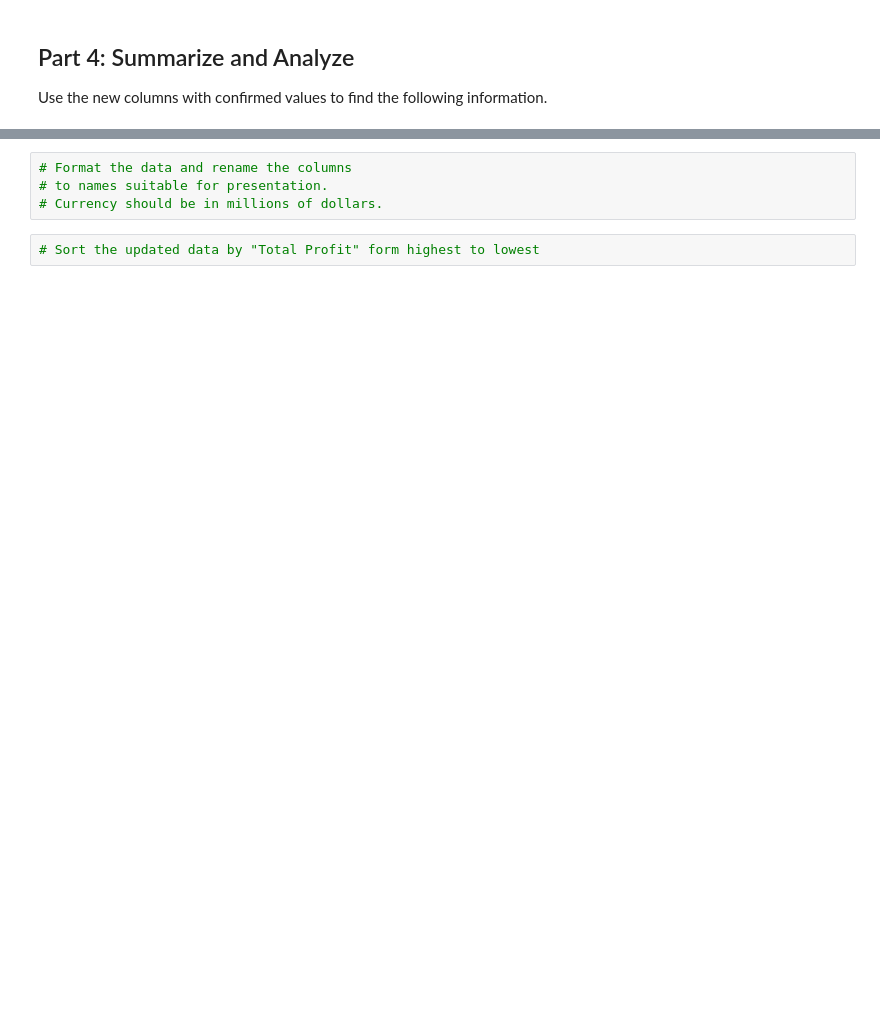
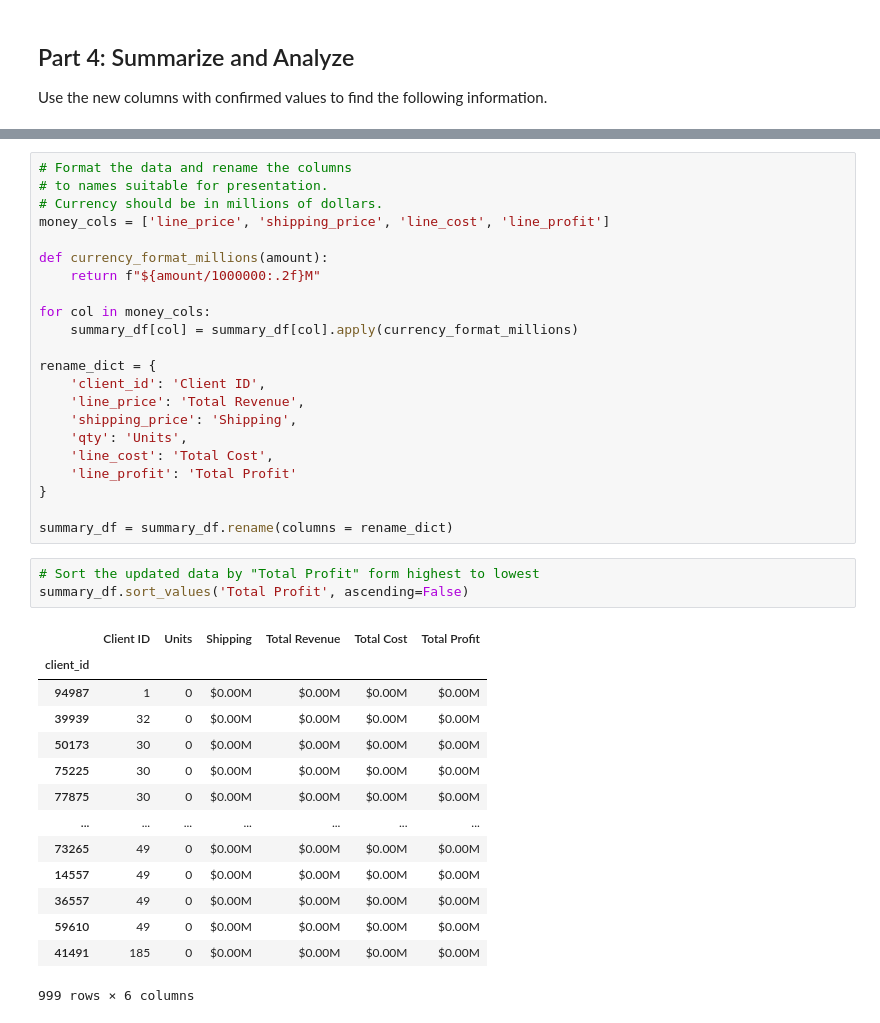
Before and after one commit to daniyar0421/customer_banking, a Jupyter notebook: module_4_challenge.ipynb, the cells around one changed output, grey strips where cells are left out. Cells and saved outputs as stored; diff of their text form; blank space fills up the shorter version.

```diff
--- a/module_4_challenge.ipynb
+++ b/module_4_challenge.ipynb
@@ -186,5 +249,39 @@ Use the new columns with confirmed values to find the following information.
 # Format the data and rename the columns
 # to names suitable for presentation.
 # Currency should be in millions of dollars.
+money_cols = ['line_price', 'shipping_price', 'line_cost', 'line_profit']
+
+def currency_format_millions(amount):
+    return f"${amount/1000000:.2f}M"
+
+for col in money_cols:
+    summary_df[col] = summary_df[col].apply(currency_format_millions)
+
+rename_dict = {
+    'client_id': 'Client ID',
+    'line_price': 'Total Revenue',
+    'shipping_price': 'Shipping',
+    'qty': 'Units',
+    'line_cost': 'Total Cost',
+    'line_profit': 'Total Profit'
+}
+
+summary_df = summary_df.rename(columns = rename_dict)
 # %%
 # Sort the updated data by "Total Profit" form highest to lowest
+summary_df.sort_values('Total Profit', ascending=False)
+# %% [output]
+|  | Client ID | Units | Shipping | Total Revenue | Total Cost | Total Profit |
+| client_id |  |  |  |  |  |  |
+| 94987 | 1 | 0 | $0.00M | $0.00M | $0.00M | $0.00M |
+| 39939 | 32 | 0 | $0.00M | $0.00M | $0.00M | $0.00M |
+| 50173 | 30 | 0 | $0.00M | $0.00M | $0.00M | $0.00M |
+| 75225 | 30 | 0 | $0.00M | $0.00M | $0.00M | $0.00M |
+| 77875 | 30 | 0 | $0.00M | $0.00M | $0.00M | $0.00M |
+| ... | ... | ... | ... | ... | ... | ... |
+| 73265 | 49 | 0 | $0.00M | $0.00M | $0.00M | $0.00M |
+| 14557 | 49 | 0 | $0.00M | $0.00M | $0.00M | $0.00M |
+| 36557 | 49 | 0 | $0.00M | $0.00M | $0.00M | $0.00M |
+| 59610 | 49 | 0 | $0.00M | $0.00M | $0.00M | $0.00M |
+| 41491 | 185 | 0 | $0.00M | $0.00M | $0.00M | $0.00M |
+999 rows × 6 columns
```
Also changed, not shown: parts of 9 cells of this notebook.
